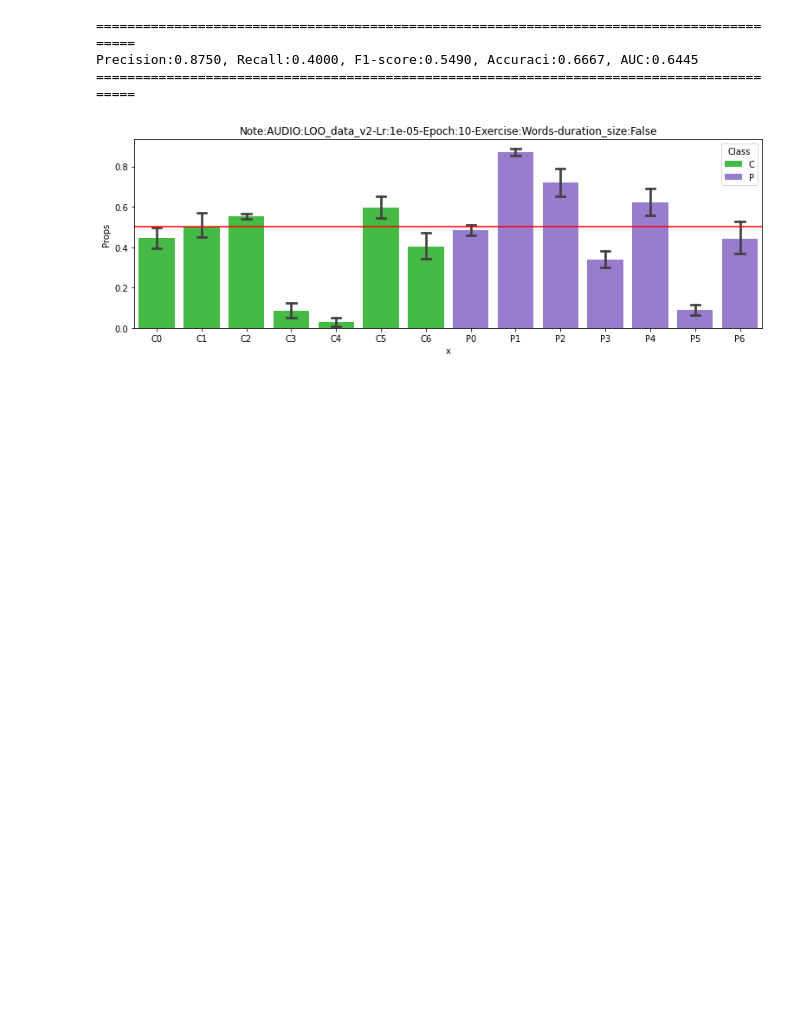
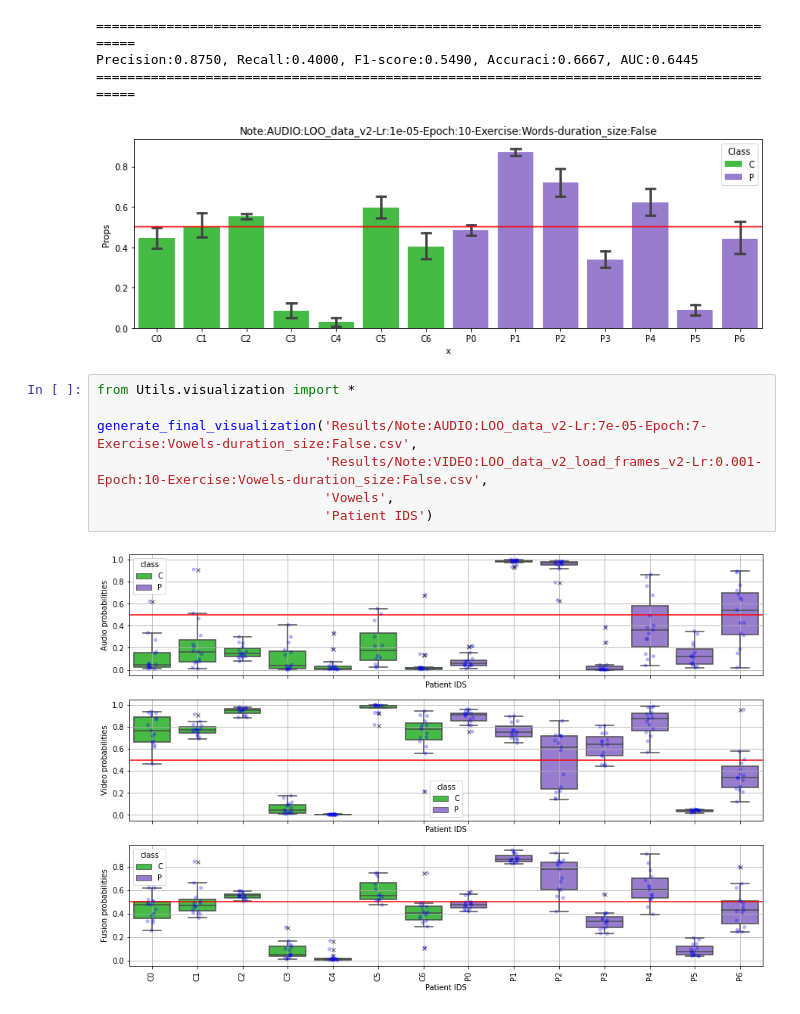
Before and after one commit to jdvalera19/Parkinson-Multimodal-Cross-Attention, a Jupyter notebook: View_result.ipynb, the cells around one changed output. Drawn from its saved outputs; the diff is of its cells as text; blank space fills up the shorter version.

```diff
--- a/View_result.ipynb
+++ b/View_result.ipynb
@@ -184,3 +193,12 @@ mean_fusion('Results/Note:AUDIO:LOO_data_v2-Lr:7e-05-Epoch:7-Exercise:Vowels-dur
 Precision:0.8750, Recall:0.4000, F1-score:0.5490, Accuraci:0.6667, AUC:0.6445
 ==========================================================================================
 [figure]
+# %%
+from Utils.visualization import *
+
+generate_final_visualization('Results/Note:AUDIO:LOO_data_v2-Lr:7e-05-Epoch:7-Exercise:Vowels-duration_size:False.csv',
+                             'Results/Note:VIDEO:LOO_data_v2_load_frames_v2-Lr:0.001-Epoch:10-Exercise:Vowels-duration_size:False.csv',
+                             'Vowels',
+                             'Patient IDS')
+# %% [output]
+[figure, added]
```
Also changed, not shown: parts of 2 cells of this notebook.
